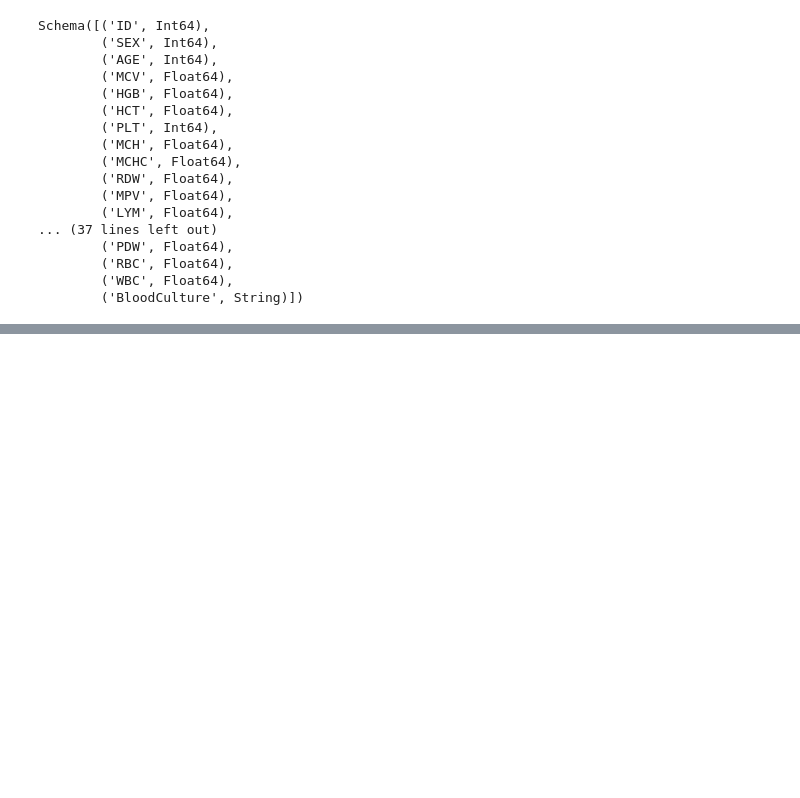
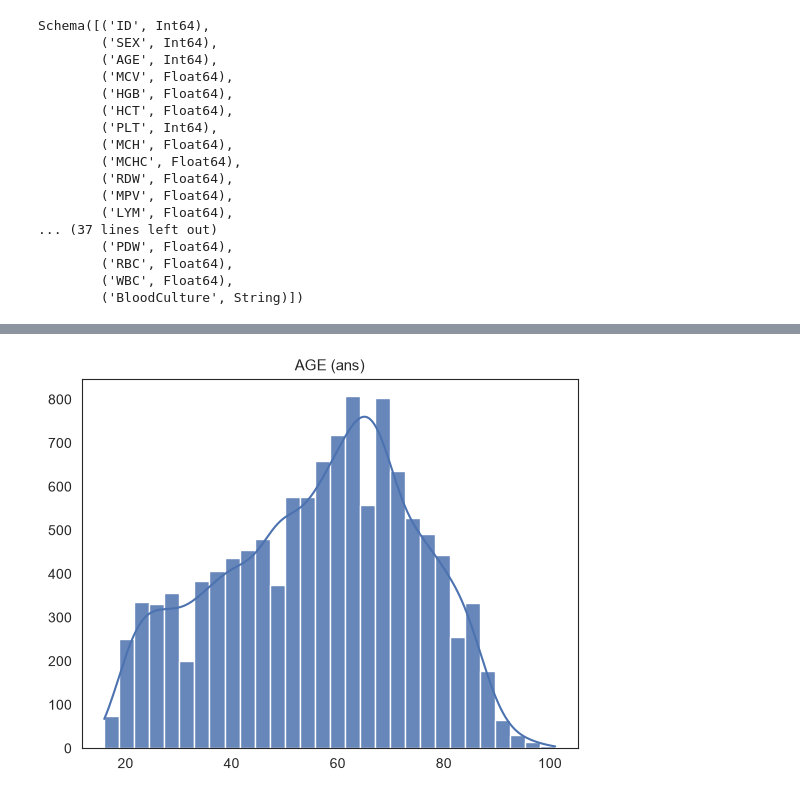
Before and after one commit to AbdoMir/pr-diction-de-la-bact-ri-mie, a Jupyter notebook: notebook/1.EDA.ipynb, the cells around one changed output, grey strips where cells are left out. Saved outputs shown, nothing was run; the diff lists cells and outputs as text; code cells hidden in the pictures; blank space fills up the shorter version.

```diff
--- a/notebook/1.EDA.ipynb
+++ b/notebook/1.EDA.ipynb
@@ -102,0 +309,7 @@ Series: '' [bool]
+# %%
+df=(
+    df.drop("ID")
+    .with_columns(pl.col("BloodCulture")
+    .replace_strict({"no":0,"yes":1})
+    .cast(pl.Int8))
+)
@@ -102,0 +347,4 @@ Series: '' [bool]
+# %%
+demographie = ["SEX", "AGE", "BloodCulture"]
+df_demo = df.select(demographie)
+df_demo.head()
@@ -102,0 +424,9 @@ Series: '' [bool]
+# %%
+sns.set_style("white")
+sns.histplot(df_demo["AGE"], bins=30, kde=True, color="#4C72B0", alpha=0.85)
+plt.title("AGE (ans)", fontsize=11)
+plt.xlabel("")
+plt.ylabel("")
+plt.show()
+# %% [output]
+[figure, added]
```
Also changed, not shown: parts of 170 cells of this notebook, 13 other files.
